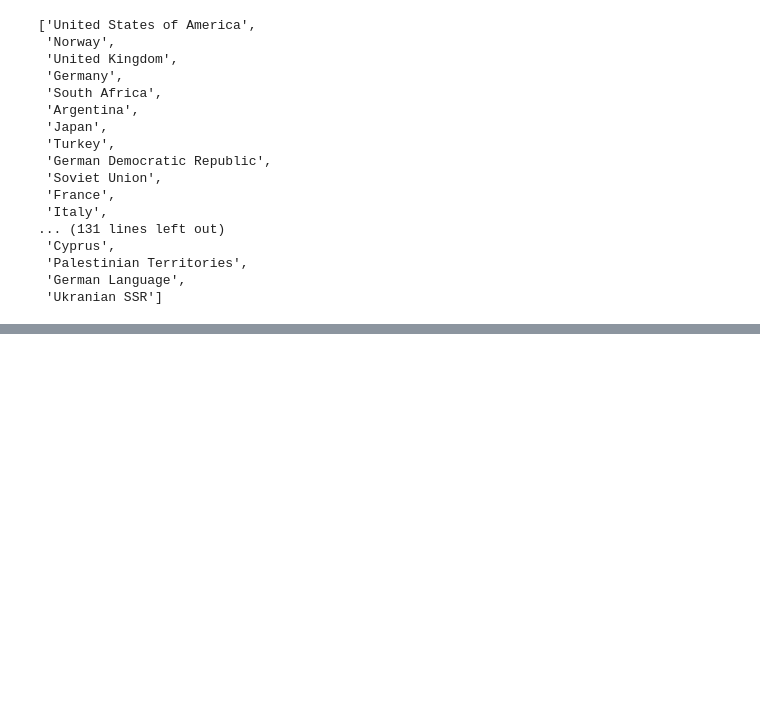
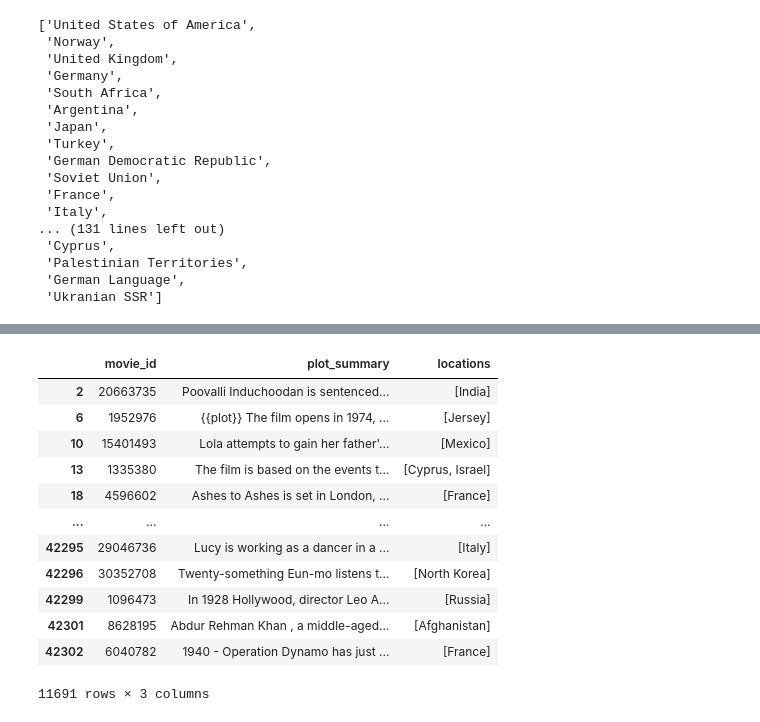
Before and after one commit to epfl-ada/ada-2022-project-adlucere2022, a Jupyter notebook: data_exploration_cecilia.ipynb, the cells around one changed output, grey strips where cells are left out. Cells and saved outputs as stored; diff of their text form; code cells hidden in the pictures; blank space fills up the shorter version.

```diff
--- a/data_exploration_cecilia.ipynb
+++ b/data_exploration_cecilia.ipynb
@@ -625,0 +644,16 @@ KeyboardInterrupt:
+# %%
+plot_summaries[plot_summaries['locations'].apply(len) > 0]
+# %% [output]
+|  | movie_id | plot_summary | locations |
+| 2 | 20663735 | Poovalli Induchoodan is sentenced... | [India] |
+| 6 | 1952976 | {{plot}} The film opens in 1974, ... | [Jersey] |
+| 10 | 15401493 | Lola attempts to gain her father'... | [Mexico] |
+| 13 | 1335380 | The film is based on the events t... | [Cyprus, Israel] |
+| 18 | 4596602 | Ashes to Ashes is set in London, ... | [France] |
+| ... | ... | ... | ... |
+| 42295 | 29046736 | Lucy is working as a dancer in a ... | [Italy] |
+| 42296 | 30352708 | Twenty-something Eun-mo listens t... | [North Korea] |
+| 42299 | 1096473 | In 1928 Hollywood, director Leo A... | [Russia] |
+| 42301 | 8628195 | Abdur Rehman Khan , a middle-aged... | [Afghanistan] |
+| 42302 | 6040782 | 1940 - Operation Dynamo has just ... | [France] |
+11691 rows × 3 columns
```
Also changed, not shown: parts of 1 cell of this notebook.
